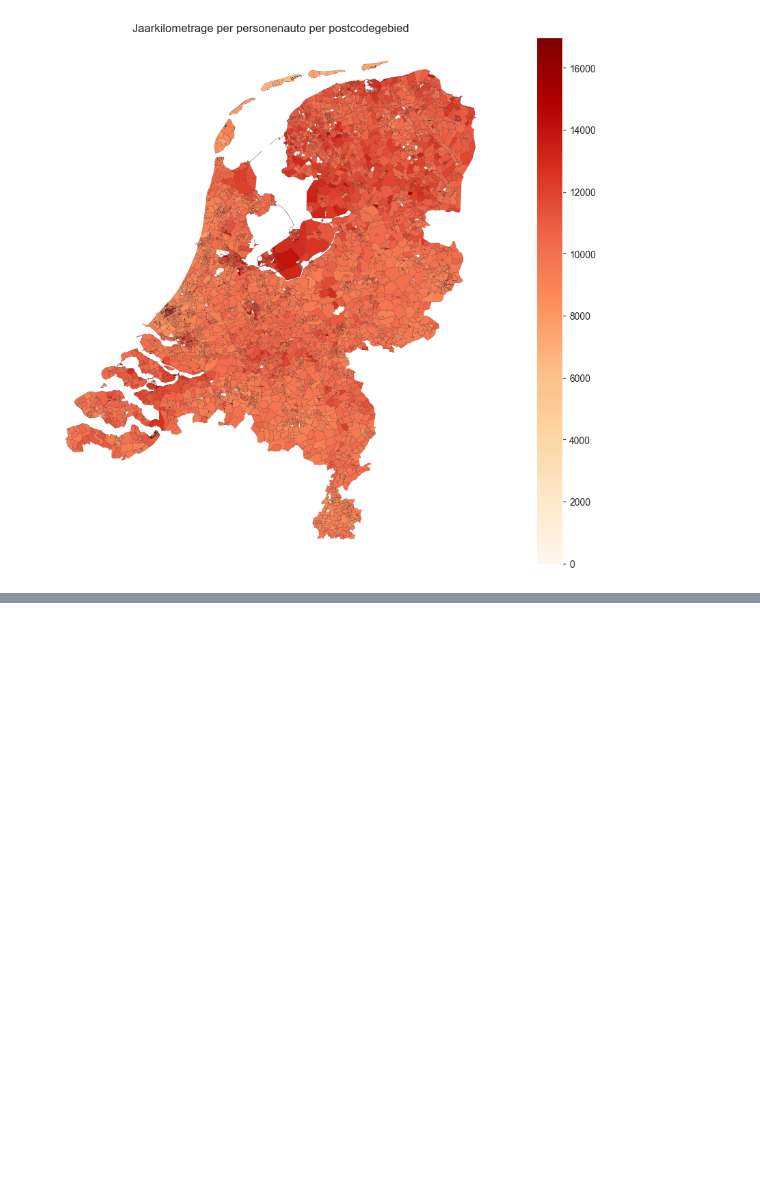
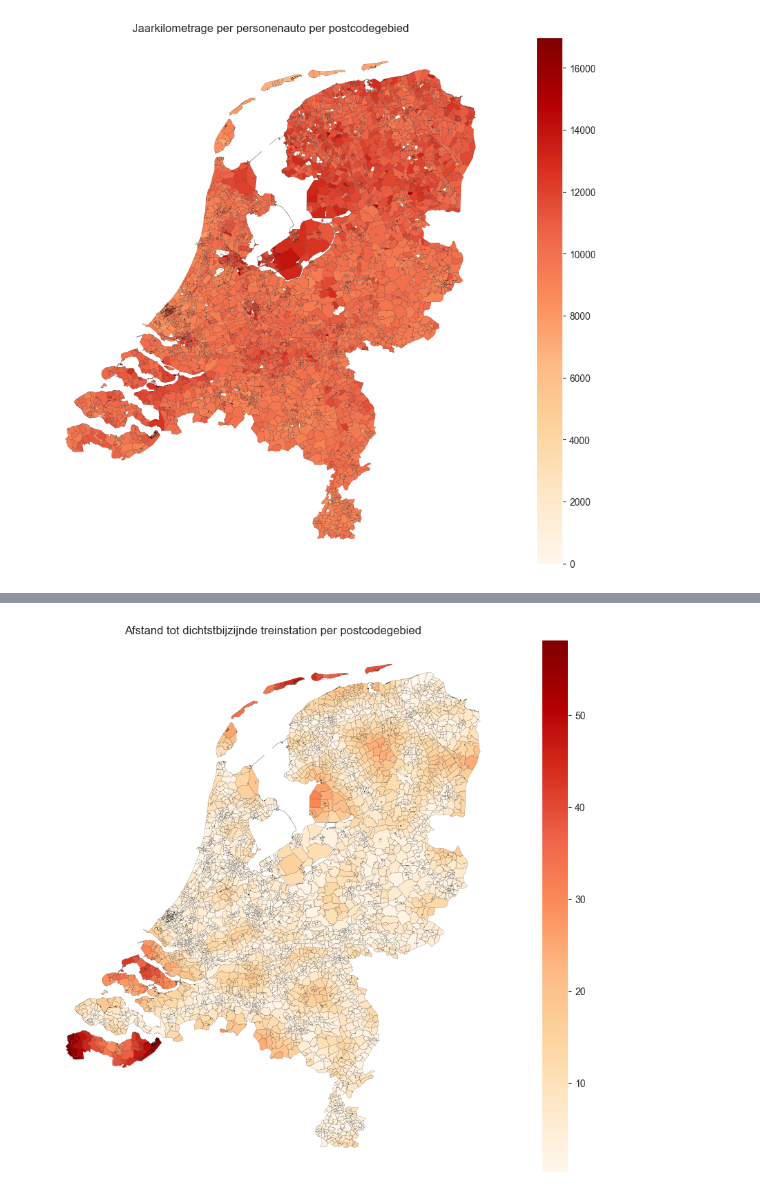
Before and after one commit to EwoutH/urban-self-driving-effects, a Jupyter notebook: prototyping/pc4.ipynb, the cells around one changed output, grey strips where cells are left out. Cells and saved outputs as stored; diff of their text form; code cells hidden in the pictures; blank space fills up the shorter version.

```diff
--- a/prototyping/pc4.ipynb
+++ b/prototyping/pc4.ipynb
@@ -256,0 +333,12 @@ plt.savefig('img/jaarkilometrage_per_personenauto_pc4.png', dpi=300, bbox_inches
+# %%
+# Plot the distance to the Treinstation
+fig, ax = plt.subplots(figsize=(15,10))
+data_clean.plot(column='Treinstation', legend=True, cmap='OrRd', edgecolor='black', linewidth=0.1, ax=ax)
+# Remove the axis labels
+plt.axis('off')
+# Add a title
+plt.title('Afstand tot dichtstbijzijnde treinstation per postcodegebied')
+# Save
+plt.savefig('img/afstand_treinstation_pc4.png', dpi=300, bbox_inches='tight')
+# %% [output]
+[figure, added]
```
Also changed, not shown: parts of 8 cells of this notebook.
